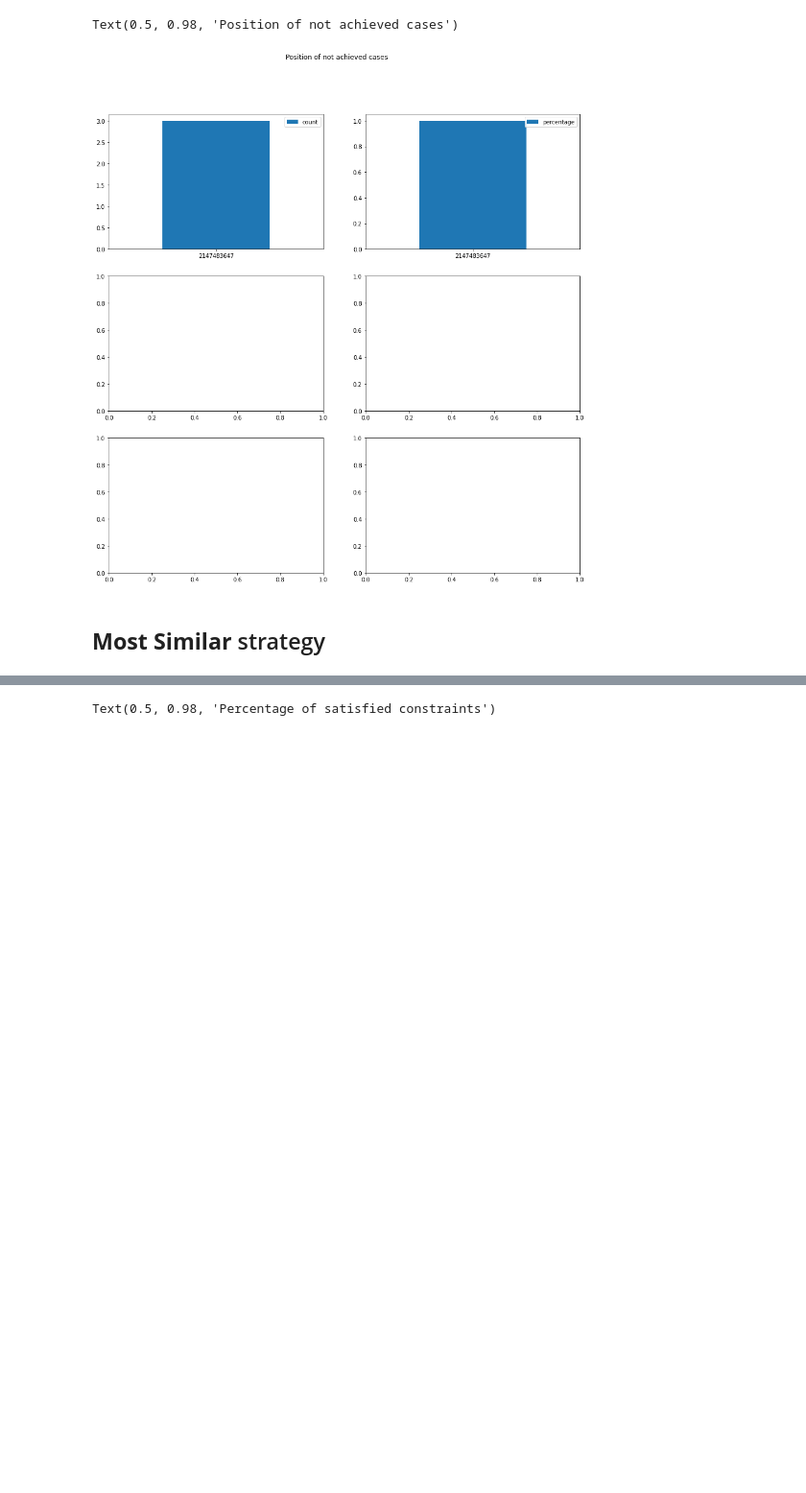
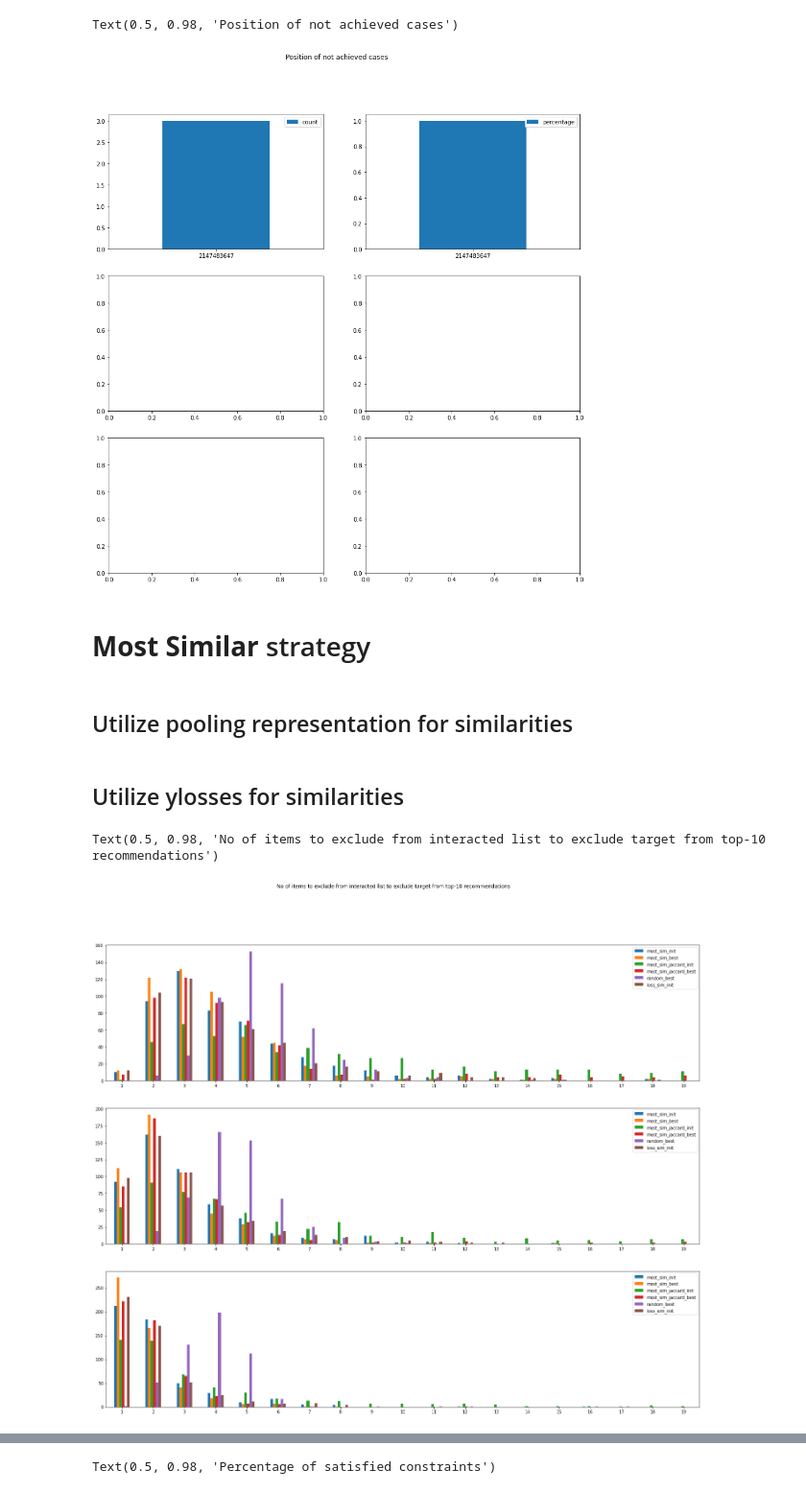
Before and after one commit to xuyou1999/CFExplainability, a Jupyter notebook: notebooks/budget_strategies.ipynb, the cells around one changed output, grey strips where cells are left out. Shown at 96% size. Drawn from its saved outputs; the diff is of its cells as text; code cells hidden in the pictures; blank space fills up the shorter version.

Commit message:
yloss implemeted as ranking interacted items for exclusion

```diff
--- a/notebooks/budget_strategies.ipynb
+++ b/notebooks/budget_strategies.ipynb
@@ -374,6 +450,13 @@ plt.suptitle('Position of not achieved cases')
 Text(0.5, 0.98, 'Position of not achieved cases')
 [figure]
 # %% [markdown]
-## **Most Similar** strategy
+# **Most Similar** strategy
+# %% [markdown]
+## Utilize pooling representation for similarities
+# %%
+most_sim_cfs = _find_cfs(test, pooling_model, [3, 5, 7], no_users=500, backend='most_sim', budget=1000)
+most_sim_jaccard_cfs = _find_cfs(test, pooling_model, [3, 5, 7], no_users=500, backend='most_sim_jaccard', budget=1000)
+# %% [markdown]
+## Utilize ylosses for similarities
 # %%
-most_sim_cfs = _find_cfs(test, pooling_model, [3, 5, 7], no_users=500, backend='most_sim', budget=1000)
+yloss_sim_cfs = _find_cfs(test, pooling_model, [3, 5, 7], no_users=500, backend='loss_sim', budget=1000)
@@ -379,0 +484,54 @@ most_sim_cfs = _find_cfs(test, pooling_model, [3, 5, 7], no_users=500, backend='
+# %%
+from collections import Counter
+
+
+# cnt = dict.fromkeys(most_sim_cfs.keys())
+# no_target_achieved_cases = dict.fromkeys(most_sim_cfs.keys())
+cnt = defaultdict(list)
+no_target_achieved_cases = defaultdict(list)
+
+cnt, no_target_achieved_cases = convert_res_to_lists(most_sim_cfs, cnt, no_target_achieved_cases)
+cnt, no_target_achieved_cases = convert_res_to_lists(most_sim_jaccard_cfs, cnt, no_target_achieved_cases)
+cnt, no_target_achieved_cases = convert_res_to_lists(random_cfs, cnt, no_target_achieved_cases)
+cnt, no_target_achieved_cases = convert_res_to_lists(yloss_sim_cfs, cnt, no_target_achieved_cases)
+# %%
+fig, axs = plt.subplots(3, 1, figsize=(25, 20))
+
+df = pd.DataFrame.from_dict({
+    'most_sim_init': cnt[3][0],
+    'most_sim_best': cnt[3][1],
+    'most_sim_jaccard_init': cnt[3][2],
+    'most_sim_jaccard_best': cnt[3][3],
+    'random_best': cnt[3][5],
+#     'random_best': rcnt[3],
+    'loss_sim_init': cnt[3][6]
+}, orient='columns')
+df.sort_index().plot.bar(ax=axs[0], rot=0)
+
+df = pd.DataFrame.from_dict({
+    'most_sim_init': cnt[5][0],
+    'most_sim_best': cnt[5][1],
+    'most_sim_jaccard_init': cnt[5][2],
+    'most_sim_jaccard_best': cnt[5][3],
+#     'random_best': rcnt[5],
+    'random_best': cnt[5][5],
+    'loss_sim_init': cnt[5][6]
+}, orient='columns')
+# df.sort_index().plot.bar(y=['most_sim_init', 'most_sim_best', 'random_best'], ax=axs[1], rot=0)
+df.sort_index().plot.bar(ax=axs[1], rot=0)
+
+df = pd.DataFrame.from_dict({
+    'most_sim_init': cnt[7][0],
+    'most_sim_best': cnt[7][1],
+    'most_sim_jaccard_init': cnt[7][2],
+    'most_sim_jaccard_best': cnt[7][3],
+#     'random_best': rcnt[7],
+    'random_best': cnt[7][5],
+    'loss_sim_init': cnt[7][6]
+}, orient='columns')
+df.sort_index().plot.bar(ax=axs[2], rot=0)
+
+plt.suptitle('No of items to exclude from interacted list to exclude target from top-10 recommendations')
+# %% [output]
+Text(0.5, 0.98, 'No of items to exclude from interacted list to exclude target from top-10 recommendations')
+[figure, added]
```
Also changed, not shown: parts of 19 cells of this notebook, 1 other file.
